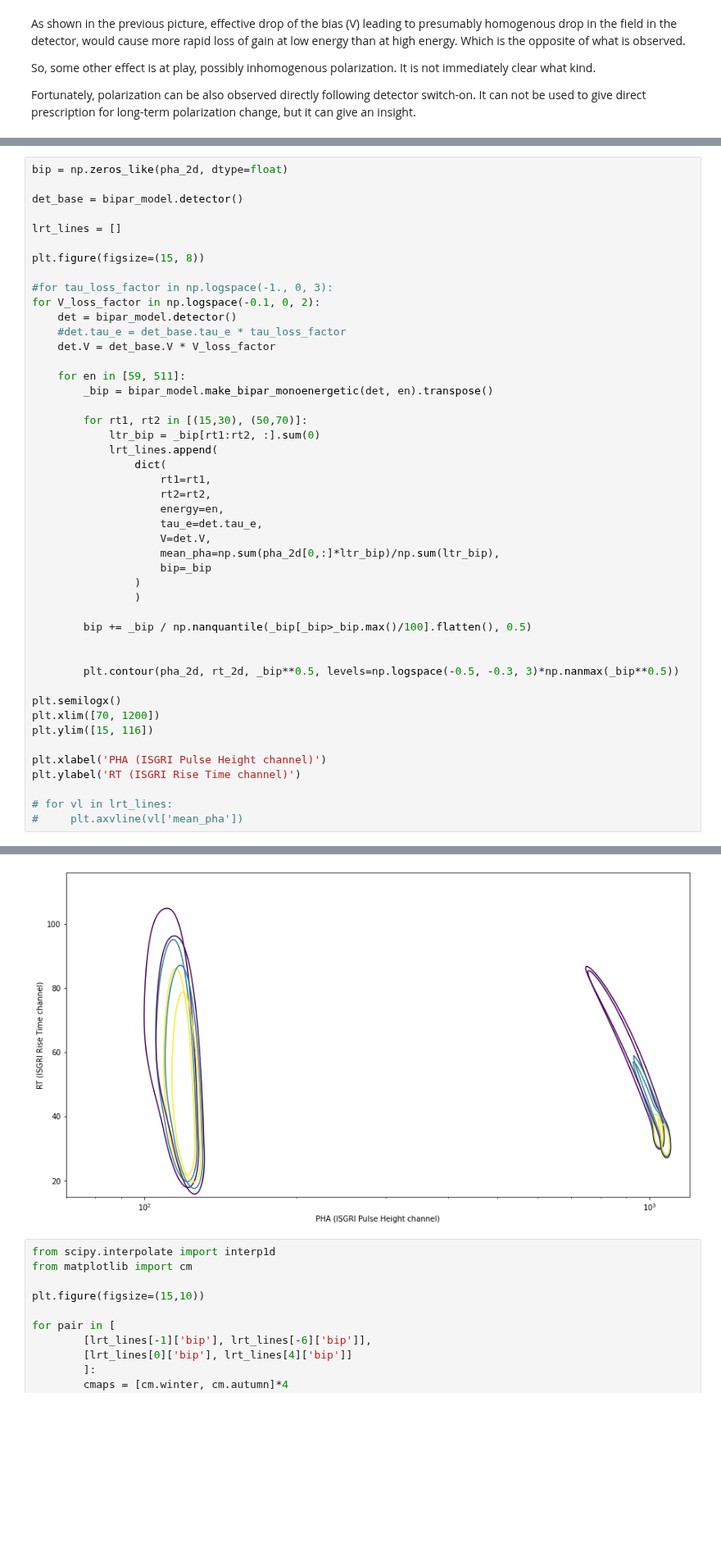
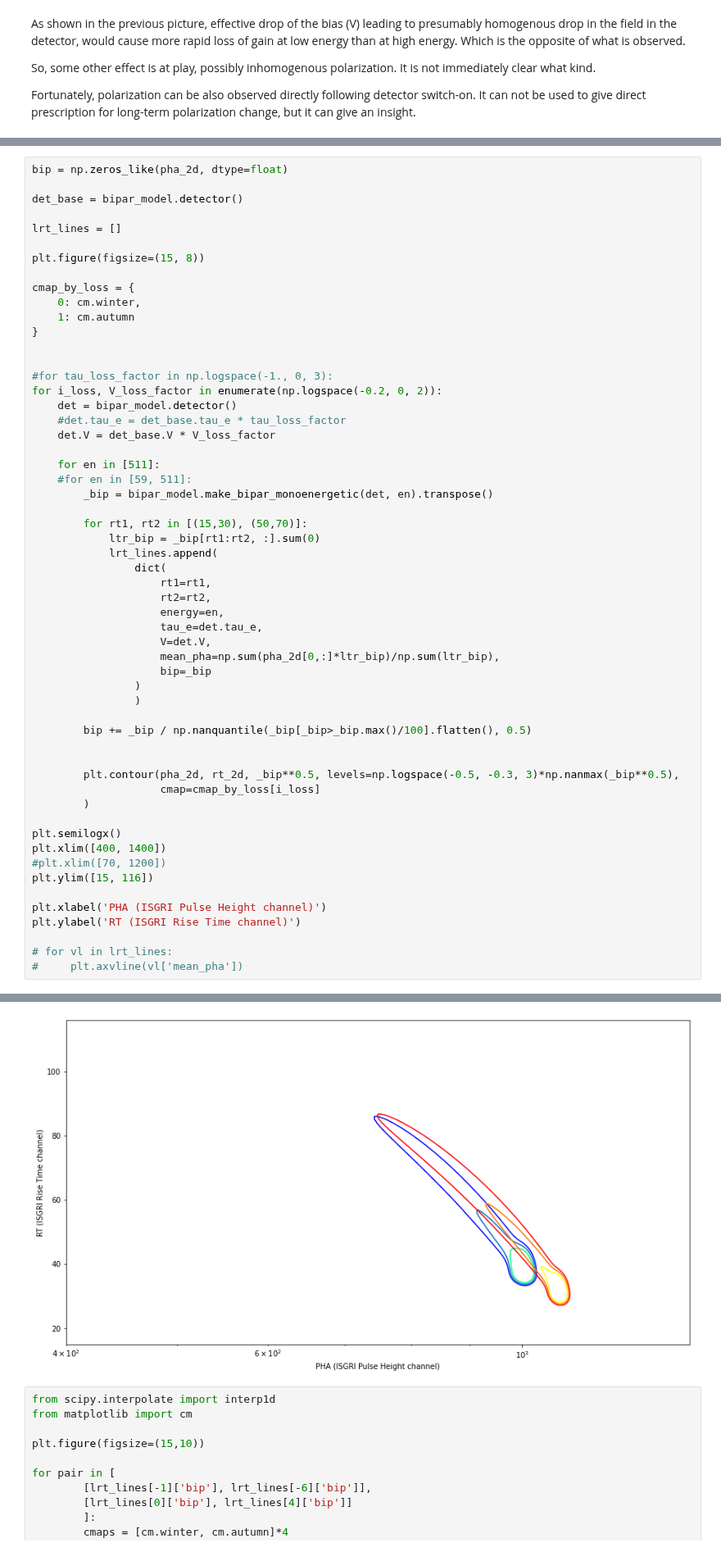
Before and after one commit to volodymyrss/integral-ibis-isgri-le-response, a Jupyter notebook: readme.ipynb, the cells around one changed output, grey strips where cells are left out. Shown at 82% size. Saved outputs shown, nothing was run; the diff lists cells and outputs as text; blank space fills up the shorter version.

```diff
--- a/readme.ipynb
+++ b/readme.ipynb
@@ -406,13 +406,20 @@ lrt_lines = []
 
 plt.figure(figsize=(15, 8))
 
+cmap_by_loss = {
+    0: cm.winter,
+    1: cm.autumn
+}
+
+
 #for tau_loss_factor in np.logspace(-1., 0, 3):
-for V_loss_factor in np.logspace(-0.1, 0, 2):
+for i_loss, V_loss_factor in enumerate(np.logspace(-0.2, 0, 2)):
     det = bipar_model.detector()
     #det.tau_e = det_base.tau_e * tau_loss_factor
     det.V = det_base.V * V_loss_factor
 
-    for en in [59, 511]:
+    for en in [511]:
+    #for en in [59, 511]:
         _bip = bipar_model.make_bipar_monoenergetic(det, en).transpose()
 
         for rt1, rt2 in [(15,30), (50,70)]:
@@ -432,10 +439,13 @@ for V_loss_factor in np.logspace(-0.1, 0, 2):
         bip += _bip / np.nanquantile(_bip[_bip>_bip.max()/100].flatten(), 0.5)
 
 
-        plt.contour(pha_2d, rt_2d, _bip**0.5, levels=np.logspace(-0.5, -0.3, 3)*np.nanmax(_bip**0.5))
+        plt.contour(pha_2d, rt_2d, _bip**0.5, levels=np.logspace(-0.5, -0.3, 3)*np.nanmax(_bip**0.5),
+                    cmap=cmap_by_loss[i_loss]
+        )
 
 plt.semilogx()
-plt.xlim([70, 1200])
+plt.xlim([400, 1400])
+#plt.xlim([70, 1200])
 plt.ylim([15, 116])
 
 plt.xlabel('PHA (ISGRI Pulse Height channel)')
@@ -464,5 +471,5 @@ Finnished in 823 milliseconds.
 Text(0, 0.5, 'RT (ISGRI Rise Time channel)')
-[figure, old version]
+[figure, new version]
 # %%
 from scipy.interpolate import interp1d
 from matplotlib import cm
```
Also changed, not shown: parts of 4 cells of this notebook.
